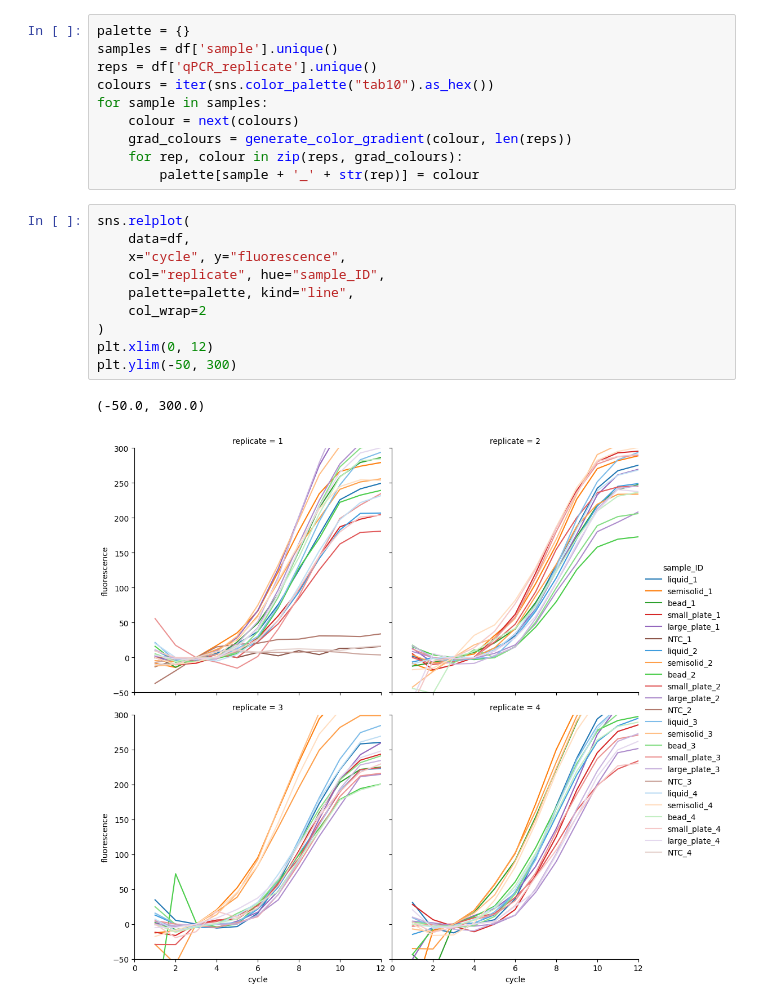
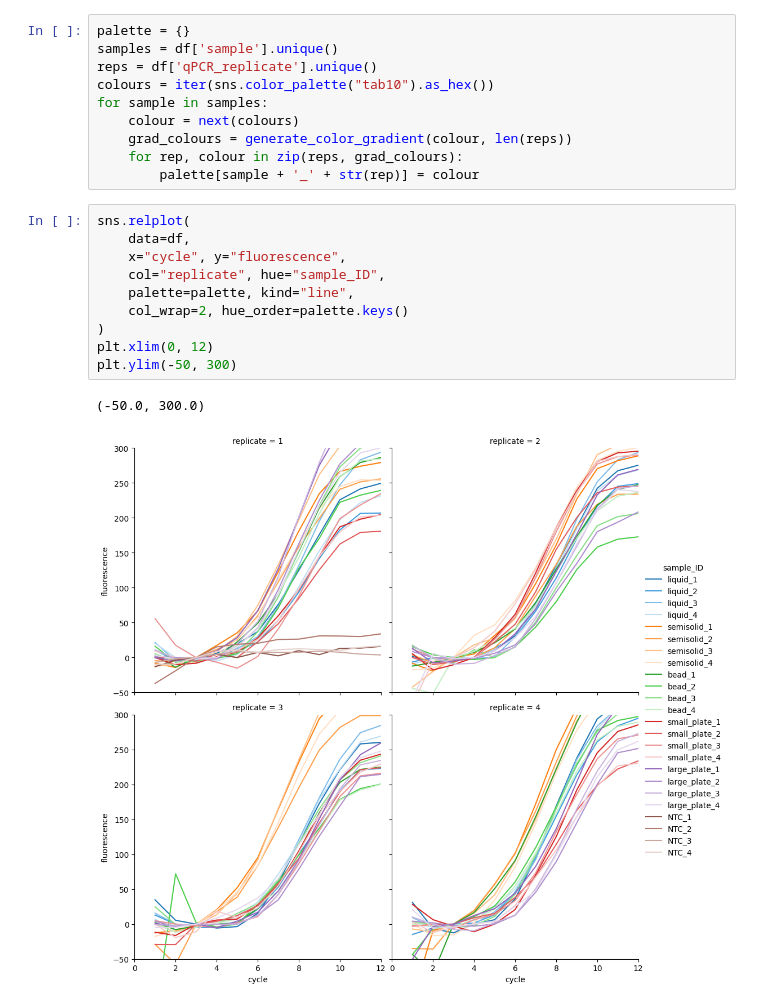
Before and after one commit to nmateyko/PlasmidLibraryAmplificationBias, a Jupyter notebook: analysis/qPCR/20231109/N80_analysis.ipynb, the cells around one changed output. Saved outputs shown, nothing was run; the diff lists cells and outputs as text.

Commit message:
Reorder legend

```diff
--- a/analysis/qPCR/20231109/N80_analysis.ipynb
+++ b/analysis/qPCR/20231109/N80_analysis.ipynb
@@ -72,13 +72,13 @@ for sample in samples:
 # %%
 sns.relplot(
     data=df,
     x="cycle", y="fluorescence",
     col="replicate", hue="sample_ID",
     palette=palette, kind="line",
-    col_wrap=2
+    col_wrap=2, hue_order=palette.keys()
 )
 plt.xlim(0, 12)
 plt.ylim(-50, 300)
 # %% [output]
 (-50.0, 300.0)
-[figure, old version]
+[figure, new version]
```
Also changed, not shown: 1 other file.
